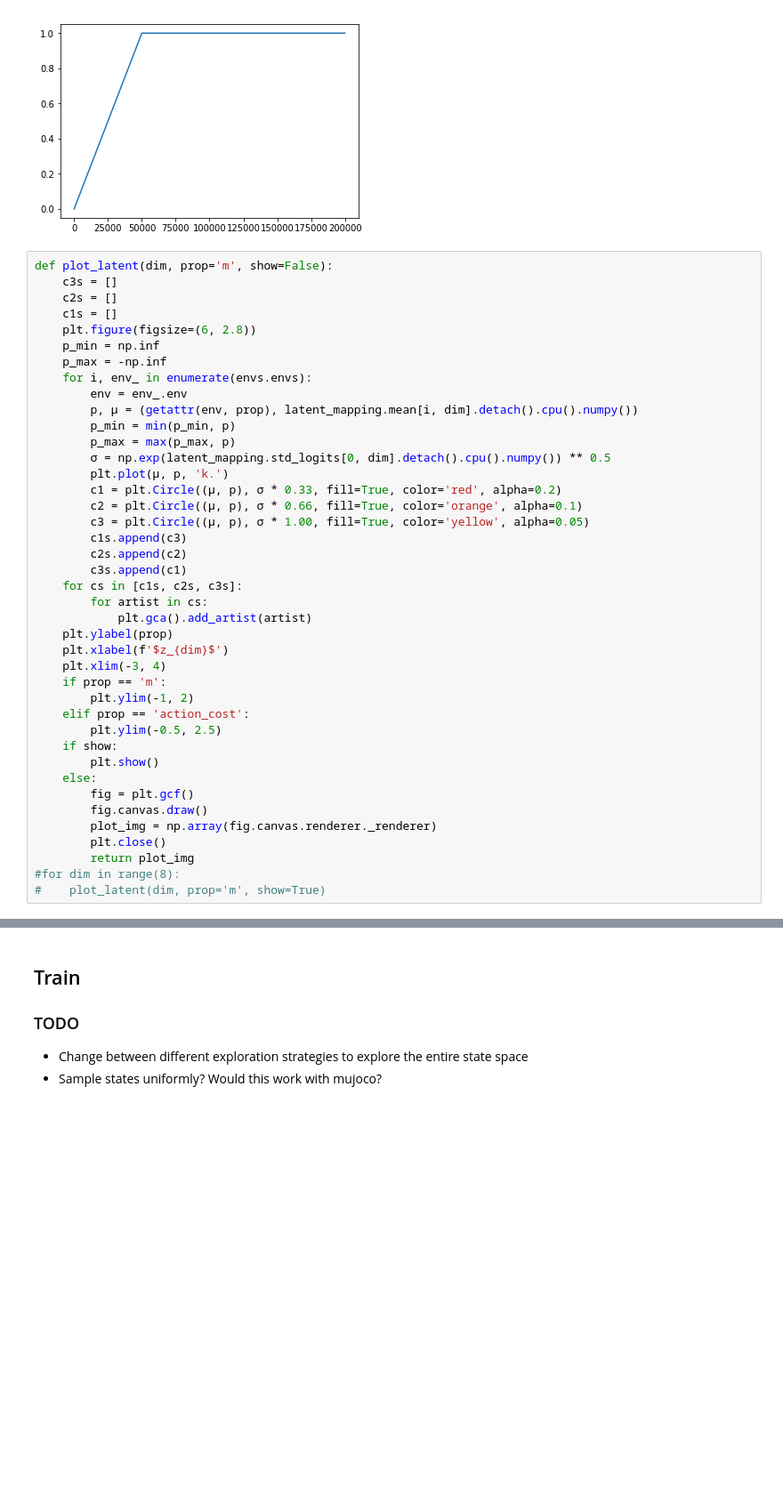
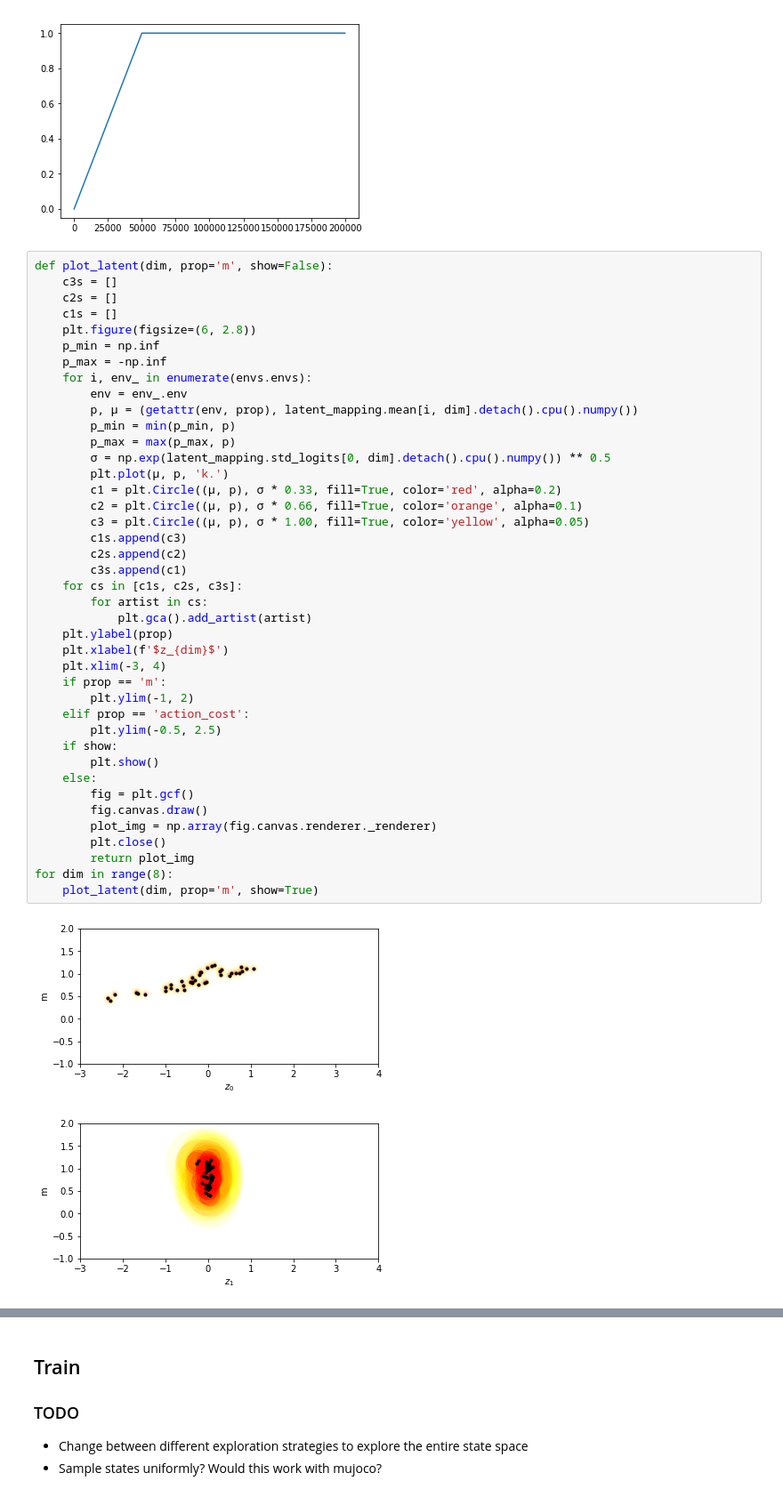
Before and after one commit to isacarnekvist/rl-project, a Jupyter notebook: stitching/train.ipynb, the cells around one changed output, grey strips where cells are left out. Shown at 89% size. Saved outputs shown, nothing was run; the diff lists cells and outputs as text; blank space fills up the shorter version.

Commit message:
add pendulum latent space plots

```diff
--- a/stitching/train.ipynb
+++ b/stitching/train.ipynb
@@ -299,32 +299,35 @@ def plot_latent(dim, prop='m', show=False):
         env = env_.env
         p, µ = (getattr(env, prop), latent_mapping.mean[i, dim].detach().cpu().numpy())
         p_min = min(p_min, p)
         p_max = max(p_max, p)
         σ = np.exp(latent_mapping.std_logits[0, dim].detach().cpu().numpy()) ** 0.5
         plt.plot(µ, p, 'k.')
         c1 = plt.Circle((µ, p), σ * 0.33, fill=True, color='red', alpha=0.2)
         c2 = plt.Circle((µ, p), σ * 0.66, fill=True, color='orange', alpha=0.1)
         c3 = plt.Circle((µ, p), σ * 1.00, fill=True, color='yellow', alpha=0.05)
         c1s.append(c3)
         c2s.append(c2)
         c3s.append(c1)
     for cs in [c1s, c2s, c3s]:
         for artist in cs:
             plt.gca().add_artist(artist)
     plt.ylabel(prop)
     plt.xlabel(f'$z_{dim}$')
     plt.xlim(-3, 4)
     if prop == 'm':
         plt.ylim(-1, 2)
     elif prop == 'action_cost':
         plt.ylim(-0.5, 2.5)
     if show:
         plt.show()
     else:
         fig = plt.gcf()
         fig.canvas.draw()
         plot_img = np.array(fig.canvas.renderer._renderer)
         plt.close()
         return plot_img
-#for dim in range(8):
-#    plot_latent(dim, prop='m', show=True)
+for dim in range(8):
+    plot_latent(dim, prop='m', show=True)
+# %% [output]
+[figure, added]
+[figure, added]
```
Also changed, not shown: parts of 2 cells of this notebook.
